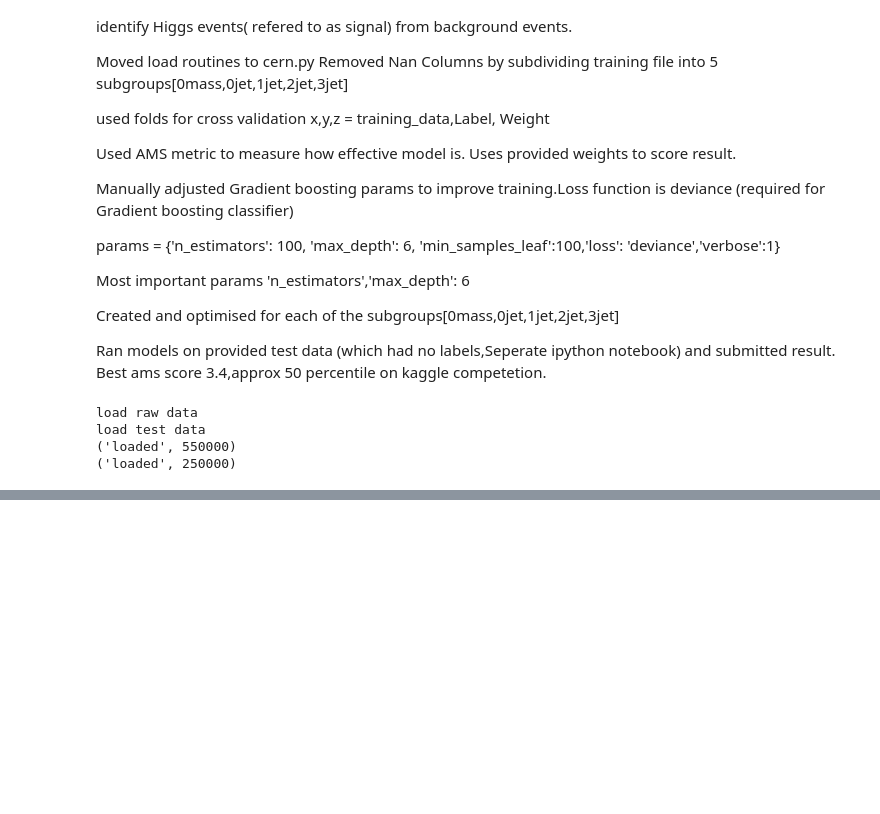
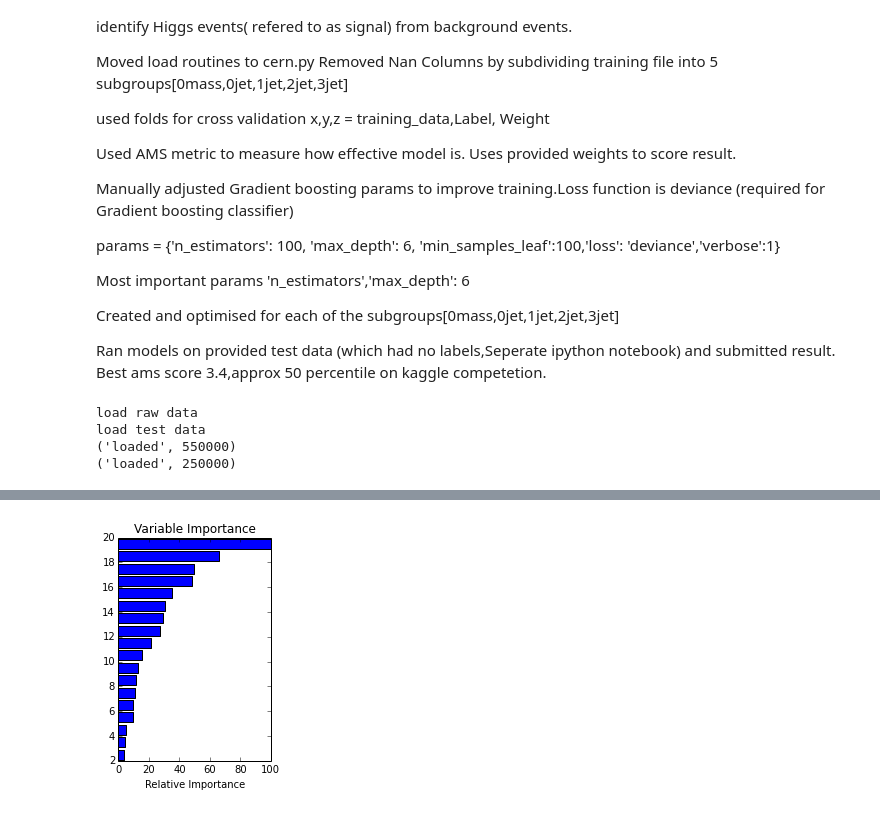
Before and after one commit to seamusoc/DataScience8_cern, a Jupyter notebook: cern_20.ipynb, the cells around one changed output, grey strips where cells are left out. Drawn from its saved outputs; the diff is of its cells as text; code cells hidden in the pictures; blank space fills up the shorter version.

```diff
--- a/cern_20.ipynb
+++ b/cern_20.ipynb
@@ -308,0 +341,19 @@ array([ 0.82087687,  0.85179948,  0.66072928, ...,  0.64073906,
+# %%
+feature_importance = clf.feature_importances_
+# make importances relative to max importance
+feature_importance = 100.0 * (feature_importance / feature_importance.max())
+sorted_idx = np.argsort(feature_importance)
+pos = np.arange(sorted_idx.shape[0]) + .5
+plt.subplot(1, 2, 2)
+plt.barh(pos, feature_importance[sorted_idx], align='center')
+
+titles ='DER_mass_MMC,DER_mass_transverse_met_lep,DER_mass_vis,DER_pt_h,DER_deltaeta_jet_jet,DER_mass_jet_jet,DER_prodeta_jet_jet,DER_deltar_tau_lep,DER_pt_tot,DER_sum_pt,DER_pt_ratio_lep_tau,DER_met_phi_centrality,DER_lep_eta_centrality,PRI_tau_pt,PRI_tau_eta,PRI_tau_phi,PRI_lep_pt,PRI_lep_eta,PRI_lep_phi,PRI_met,PRI_met_phi,PRI_met_sumet,PRI_jet_num,PRI_jet_leading_pt,PRI_jet_leading_eta,PRI_jet_leading_phi,PRI_jet_subleading_pt,PRI_jet_subleading_eta,PRI_jet_subleading_phi,PRI_jet_all_pt'
+titles2= titles.split(',')
+#plt.yticks(pos, titles2[sorted_idx])
+plt.xlabel('Relative Importance')
+plt.title('Variable Importance')
+
+
+plt.show()
+# %% [output]
+[figure, added]
```
Also changed, not shown: parts of 19 cells of this notebook.
